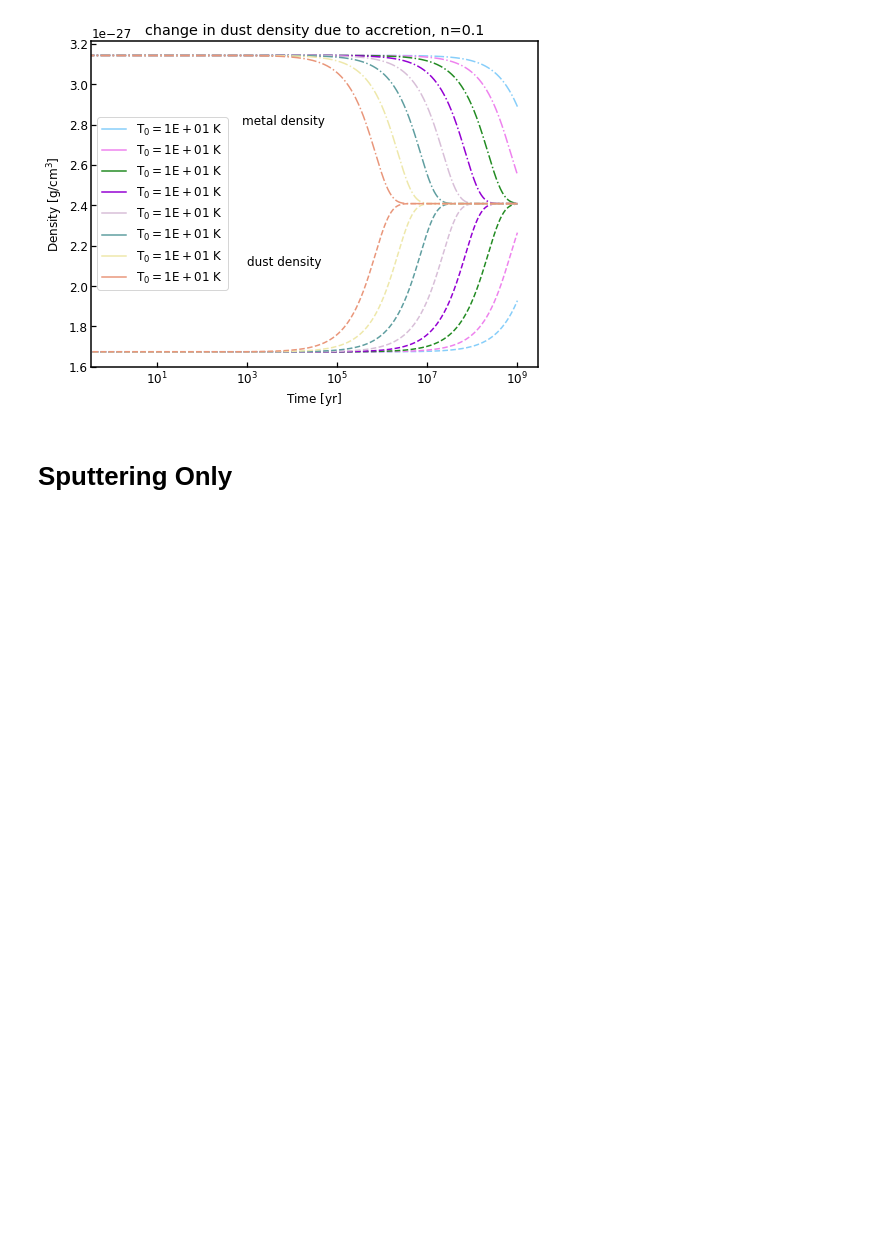
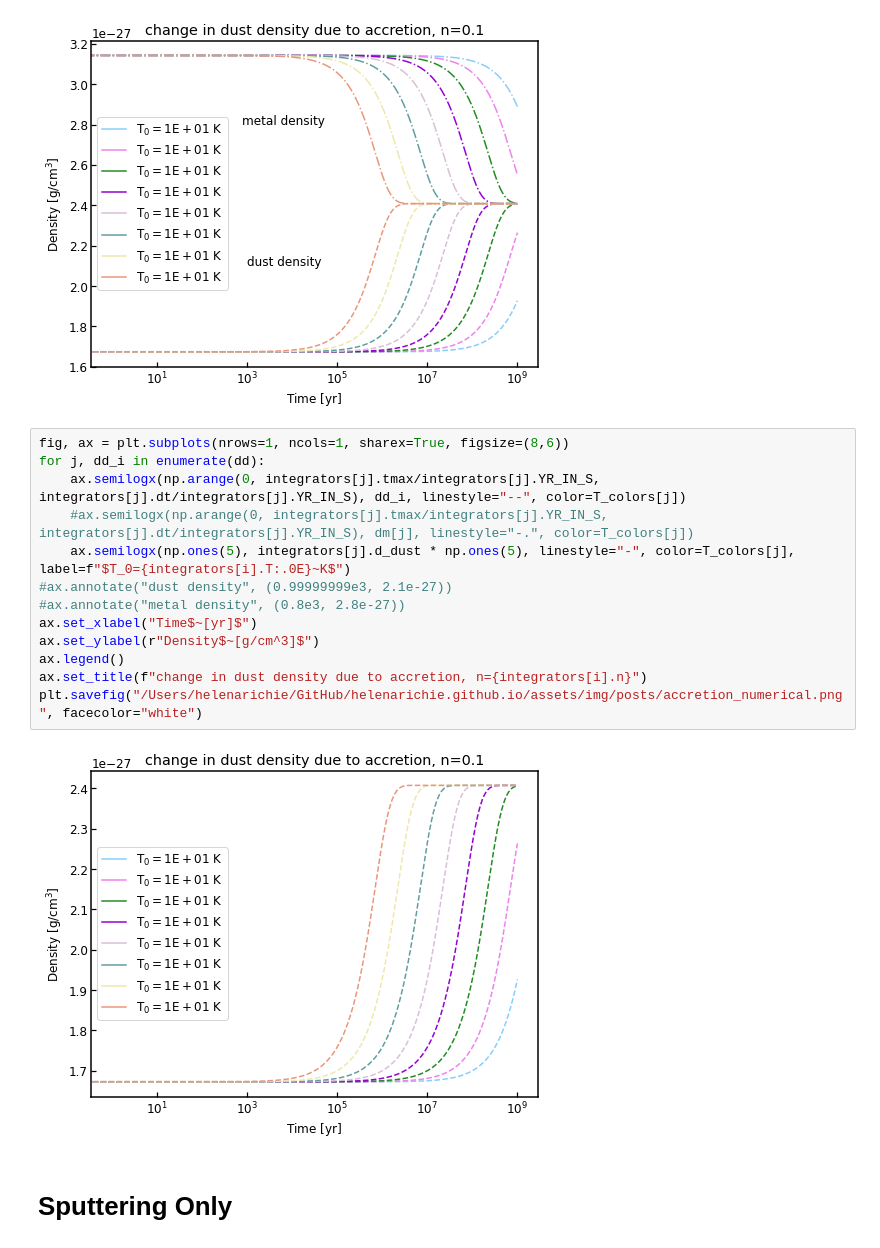
Before and after one commit to helenarichie/my_scripts, a Jupyter notebook: cholla/dust_model/python/python_dust_kernel.ipynb, the cells around one changed output. Drawn from its saved outputs; the diff is of its cells as text; blank space fills up the shorter version.

```diff
--- a/cholla/dust_model/python_dust_kernel.ipynb
+++ b/cholla/dust_model/python/python_dust_kernel.ipynb
@@ -372,6 +372,21 @@ ax.set_title(f"change in dust density due to accretion, n={integrators[i].n}")
 plt.savefig("/Users/helenarichie/GitHub/helenarichie.github.io/assets/img/posts/accretion_numerical.png", facecolor="white")
 # %% [output]
 [figure]
+# %%
+fig, ax = plt.subplots(nrows=1, ncols=1, sharex=True, figsize=(8,6))
+for j, dd_i in enumerate(dd):
+    ax.semilogx(np.arange(0, integrators[j].tmax/integrators[j].YR_IN_S, integrators[j].dt/integrators[j].YR_IN_S), dd_i, linestyle="--", color=T_colors[j])
+    #ax.semilogx(np.arange(0, integrators[j].tmax/integrators[j].YR_IN_S, integrators[j].dt/integrators[j].YR_IN_S), dm[j], linestyle="-.", color=T_colors[j])
+    ax.semilogx(np.ones(5), integrators[j].d_dust * np.ones(5), linestyle="-", color=T_colors[j], label=f"$T_0={integrators[i].T:.0E}~K$")
+#ax.annotate("dust density", (0.99999999e3, 2.1e-27))
+#ax.annotate("metal density", (0.8e3, 2.8e-27))
+ax.set_xlabel("Time$~[yr]$")
+ax.set_ylabel(r"Density$~[g/cm^3]$")
+ax.legend()
+ax.set_title(f"change in dust density due to accretion, n={integrators[i].n}")
+plt.savefig("/Users/helenarichie/GitHub/helenarichie.github.io/assets/img/posts/accretion_numerical.png", facecolor="white")
+# %% [output]
+[figure, added]
 # %% [markdown]
 # Sputtering Only
 # %%
```
Also changed, not shown: 4 other files.
